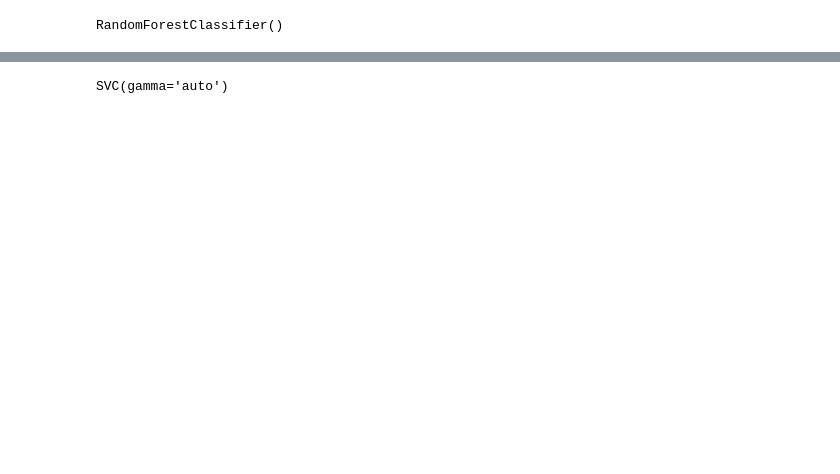
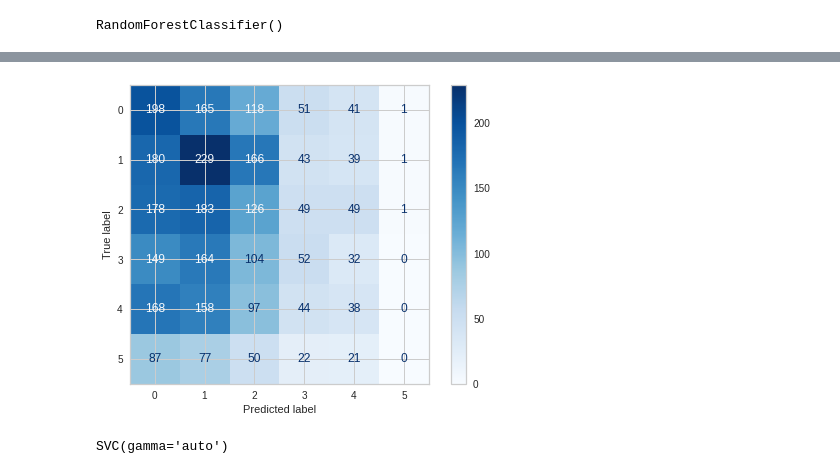
Before and after one commit to Ashwin1234/CS-521-Project, a Jupyter notebook: CS521Project.ipynb, the cells around one changed output, grey strips where cells are left out. Drawn from its saved outputs; the diff is of its cells as text; code cells hidden in the pictures; blank space fills up the shorter version.

```diff
--- a/CS521Project.ipynb
+++ b/CS521Project.ipynb
@@ -283,3 +303,9 @@ print(rfc.score(x_test,y_test))
+# %%
+disp = plot_confusion_matrix(rfc, x_test, y_test,
+                                 display_labels=class_names,
+                                 cmap=plt.cm.Blues)
+# %% [output]
+[figure, added]
 # %%
 svm = SVC(gamma = 'auto')
 svm.fit(x_train,y_train)
```
Also changed, not shown: parts of 61 cells of this notebook.
